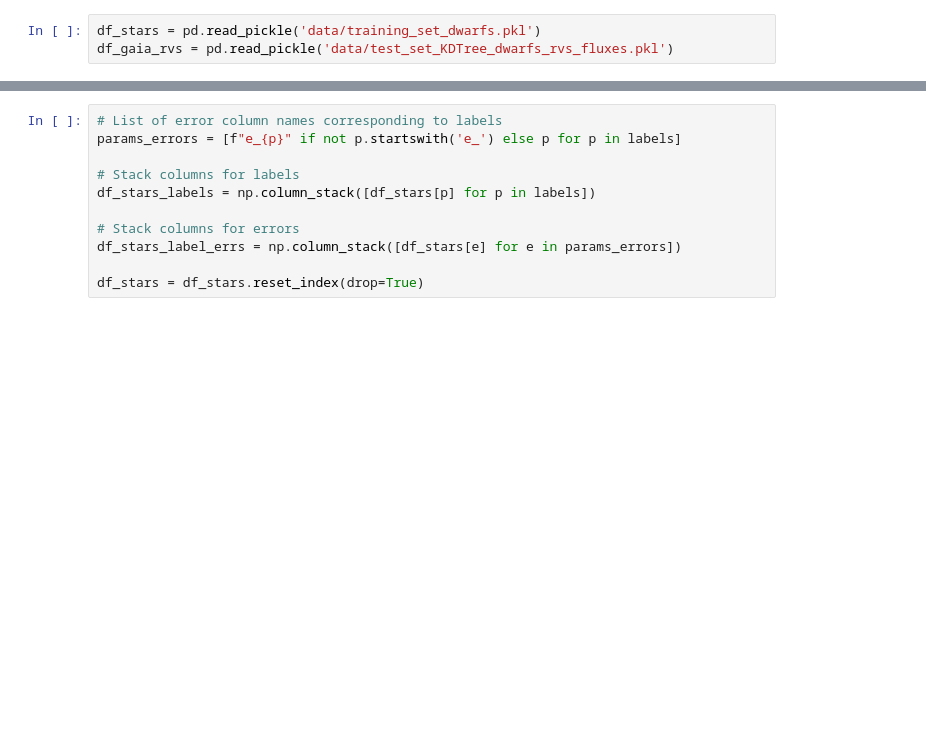
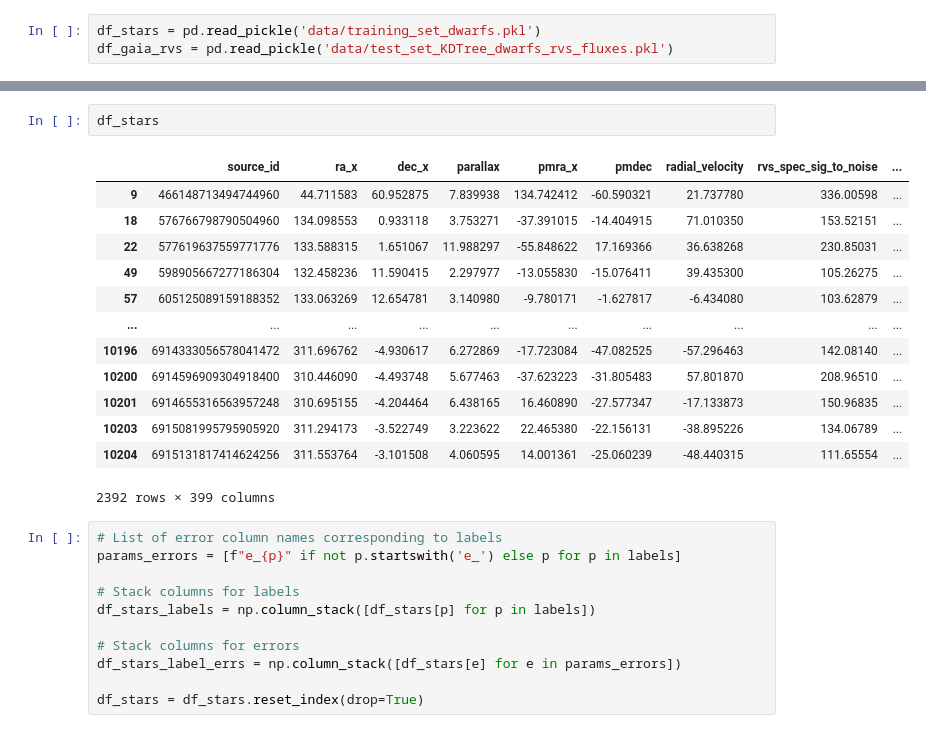
Before and after one commit to haniyehtajer/pollux, a Jupyter notebook: docs/Gaia_RVS_Abundances/fit_dwarfs_notebook.ipynb, the cells around one changed output, grey strips where cells are left out. Saved outputs shown, nothing was run; the diff lists cells and outputs as text; blank space fills up the shorter version.

```diff
--- a/docs/Gaia_RVS_Abundances/fit_dwarfs_notebook.ipynb
+++ b/docs/Gaia_RVS_Abundances/fit_dwarfs_notebook.ipynb
@@ -72,4 +73,20 @@ len test set stars =  500
 len all stars =  500
+# %%
+df_stars
+# %% [output]
+|  | source_id | ra_x | dec_x | parallax | pmra_x | pmdec | radial_velocity | rvs_spec_sig_to_noise | ... |
+| 9 | 466148713494744960 | 44.711583 | 60.952875 | 7.839938 | 134.742412 | -60.590321 | 21.737780 | 336.00598 | ... |
+| 18 | 576766798790504960 | 134.098553 | 0.933118 | 3.753271 | -37.391015 | -14.404915 | 71.010350 | 153.52151 | ... |
+| 22 | 577619637559771776 | 133.588315 | 1.651067 | 11.988297 | -55.848622 | 17.169366 | 36.638268 | 230.85031 | ... |
+| 49 | 598905667277186304 | 132.458236 | 11.590415 | 2.297977 | -13.055830 | -15.076411 | 39.435300 | 105.26275 | ... |
+| 57 | 605125089159188352 | 133.063269 | 12.654781 | 3.140980 | -9.780171 | -1.627817 | -6.434080 | 103.62879 | ... |
+| ... | ... | ... | ... | ... | ... | ... | ... | ... | ... |
+| 10196 | 6914333056578041472 | 311.696762 | -4.930617 | 6.272869 | -17.723084 | -47.082525 | -57.296463 | 142.08140 | ... |
+| 10200 | 6914596909304918400 | 310.446090 | -4.493748 | 5.677463 | -37.623223 | -31.805483 | 57.801870 | 208.96510 | ... |
+| 10201 | 6914655316563957248 | 310.695155 | -4.204464 | 6.438165 | 16.460890 | -27.577347 | -17.133873 | 150.96835 | ... |
+| 10203 | 6915081995795905920 | 311.294173 | -3.522749 | 3.223622 | 22.465380 | -22.156131 | -38.895226 | 134.06789 | ... |
+| 10204 | 6915131817414624256 | 311.553764 | -3.101508 | 4.060595 | 14.001361 | -25.060239 | -48.440315 | 111.65554 | ... |
+2392 rows × 399 columns
 # %%
 # List of error column names corresponding to labels
 params_errors = [f"e_{p}" if not p.startswith('e_') else p for p in labels]
```
Also changed, not shown: parts of 10 cells of this notebook, 31 other files.
